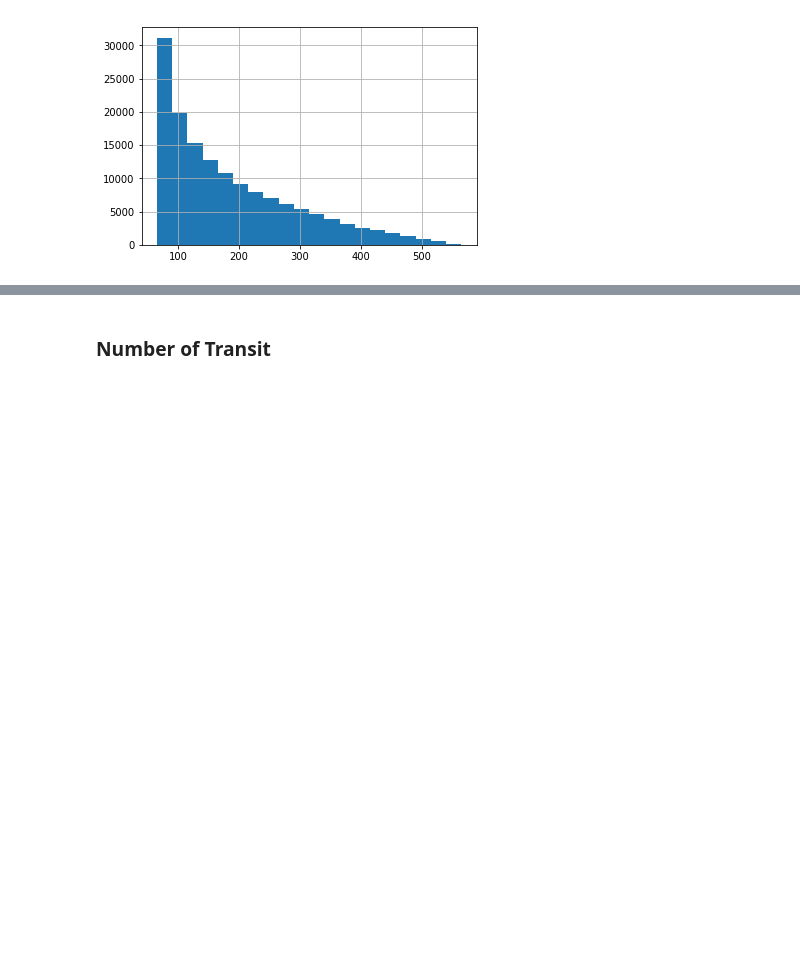
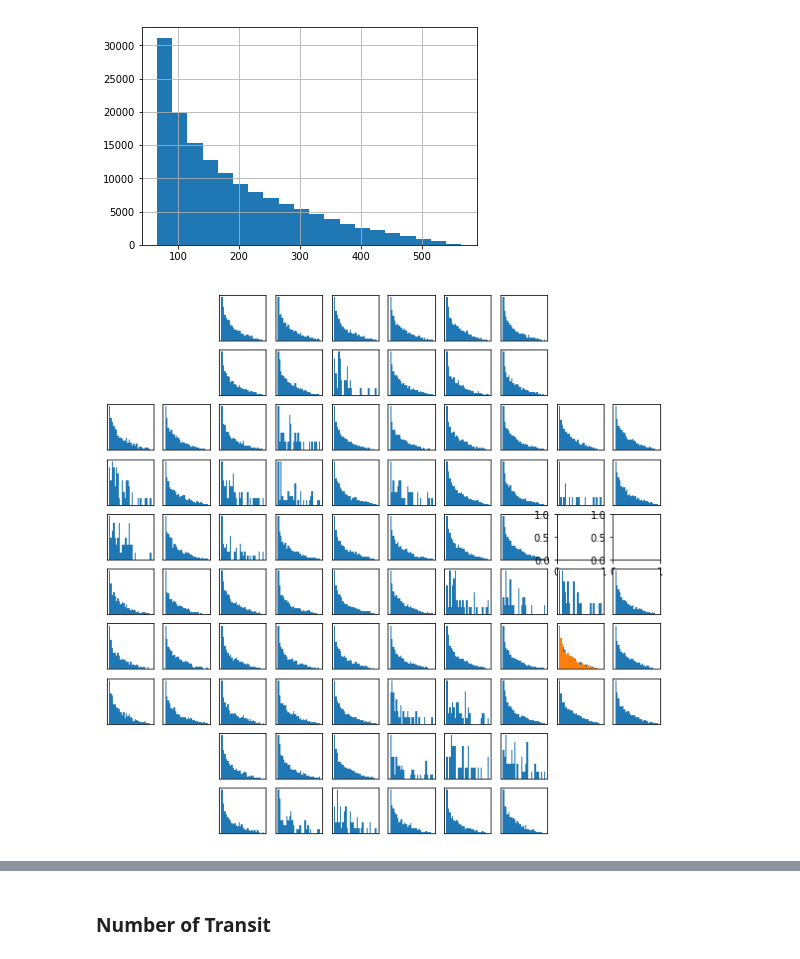
Before and after one commit to yutarochan/DS440, a Jupyter notebook: notebooks/EDA.ipynb, the cells around one changed output, grey strips where cells are left out. Cells and saved outputs as stored; diff of their text form; code cells hidden in the pictures; blank space fills up the shorter version.

```diff
--- a/notebooks/EDA.ipynb
+++ b/notebooks/EDA.ipynb
@@ -297,3 +368,7 @@ df['i_epoch'].hist(bins=20)
 plt.show()
 # %% [output]
 [figure]
+# %%
+ccd_hist('i_epoch', 'i_epoch')
+# %% [output]
+[figure, added]
```
Also changed, not shown: parts of 22 cells of this notebook, 1 other file.
